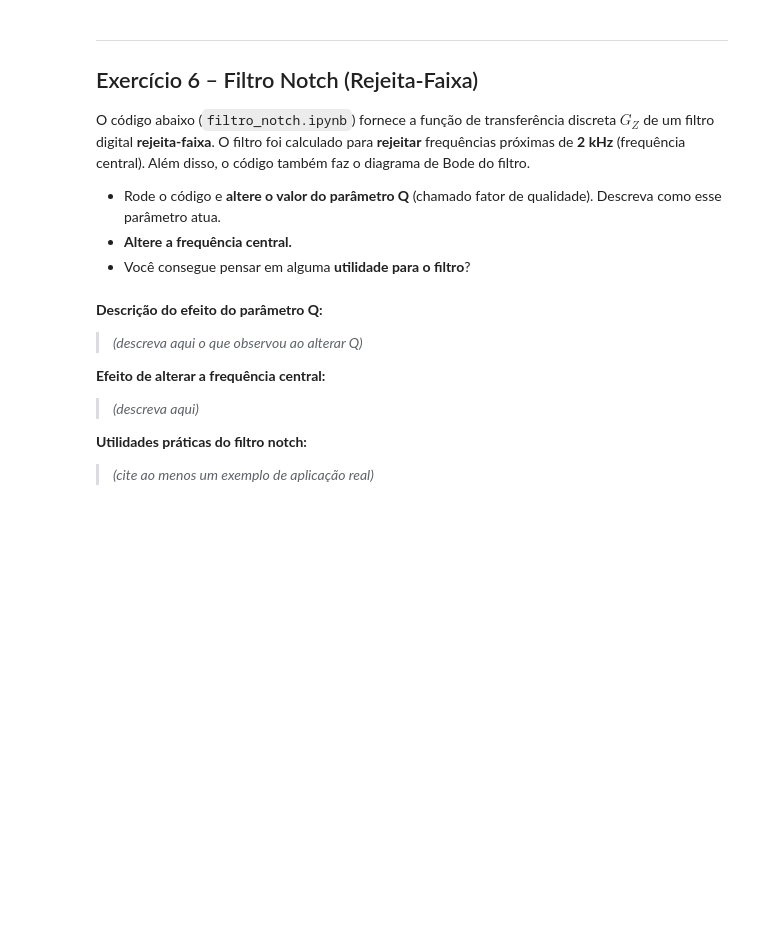
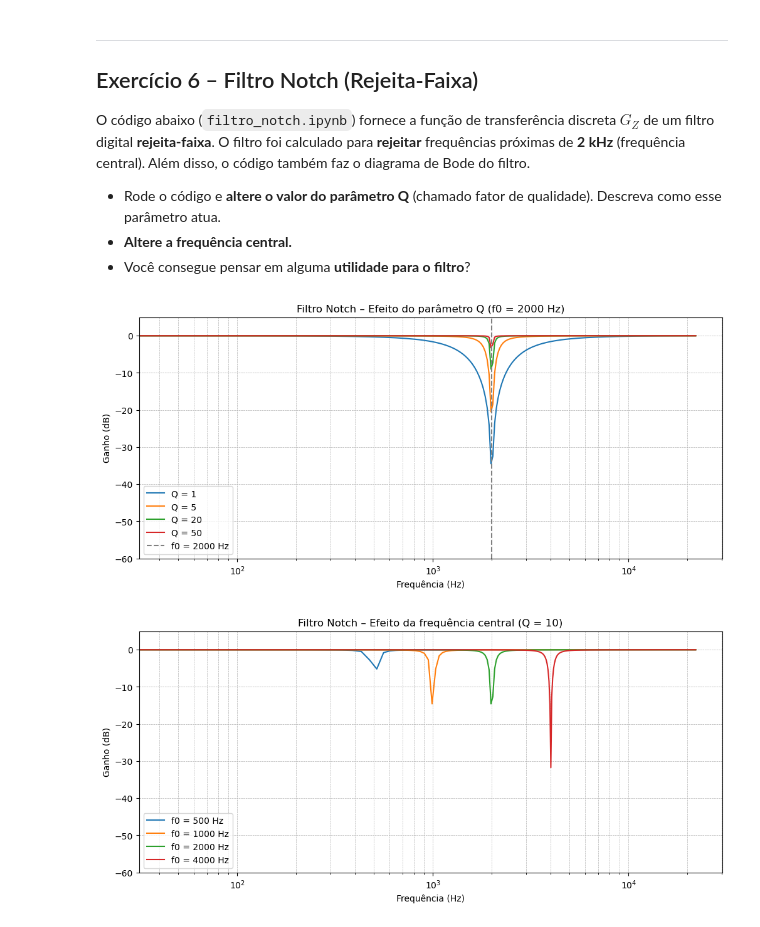
Before and after one commit to kailynmei/hk-projeto7-camadas, a Jupyter notebook: exs7kai.ipynb, the cells around one changed output. Drawn from its saved outputs; the diff is of its cells as text; code cells hidden in the pictures; blank space fills up the shorter version.

```diff
--- a/exs7kai.ipynb
+++ b/exs7kai.ipynb
@@ -173,12 +344,53 @@ print("Gain:", k)
-# %% [markdown]
-**Descrição do efeito do parâmetro Q:**
-
-> *(descreva aqui o que observou ao alterar Q)*
-
-**Efeito de alterar a frequência central:**
-
-> *(descreva aqui)*
-
-**Utilidades práticas do filtro notch:**
-
-> *(cite ao menos um exemplo de aplicação real)*
+# %%
+# Exercício 6 – Filtro Notch (Rejeita-Faixa): efeito do parâmetro Q e da frequência central
+
+# O filtro notch faz o oposto do passa-faixa: rejeita frequências próximas à
+# frequência central f0 e deixa passar todas as outras.
+# O parâmetro Q controla a largura da faixa rejeitada: Q = f0 / BW.
+# Quanto maior o Q, mais estreita e precisa é a faixa de rejeição.
+
+fs = 44100
+f0 = 2000  # frequência central (Hz)
+
+# --- Parte 1: efeito do Q ---
+valores_Q = [1, 5, 20, 50]
+
+plt.figure(figsize=(12, 5))
+
+for Q in valores_Q:
+    # iirnotch projeta o filtro rejeita-faixa.
+    # Diferente do iirpeak, aqui a frequência já é passada em Hz diretamente.
+    b_n, a_n = iirnotch(f0, Q, fs)
+    w_n, h_n = freqz(b_n, a_n, fs=fs)
+    plt.semilogx(w_n, 20 * np.log10(abs(h_n) + 1e-10), label=f'Q = {Q}')
+
+plt.title('Filtro Notch – Efeito do parâmetro Q (f0 = 2000 Hz)')
+plt.xlabel('Frequência (Hz)')
+plt.ylabel('Ganho (dB)')
+plt.axvline(f0, color='gray', linestyle='--', label='f0 = 2000 Hz')
+plt.ylim(-60, 5)
+plt.grid(which='both', linestyle='--', linewidth=0.5)
+plt.legend()
+plt.show()
+
+# --- Parte 2: efeito de alterar a frequência central ---
+Q = 10  # Q fixo para comparar só o efeito de f0
+frequencias = [500, 1000, 2000, 4000]
+
+plt.figure(figsize=(12, 5))
+
+for f0_var in frequencias:
+    b_n, a_n = iirnotch(f0_var, Q, fs)
+    w_n, h_n = freqz(b_n, a_n, fs=fs)
+    plt.semilogx(w_n, 20 * np.log10(abs(h_n) + 1e-10), label=f'f0 = {f0_var} Hz')
+
+plt.title('Filtro Notch – Efeito da frequência central (Q = 10)')
+plt.xlabel('Frequência (Hz)')
+plt.ylabel('Ganho (dB)')
+plt.ylim(-60, 5)
+plt.grid(which='both', linestyle='--', linewidth=0.5)
+plt.legend()
+plt.show()
+# %% [output]
+[figure, added]
+[figure, added]
```
Also changed, not shown: parts of 26 cells of this notebook.
